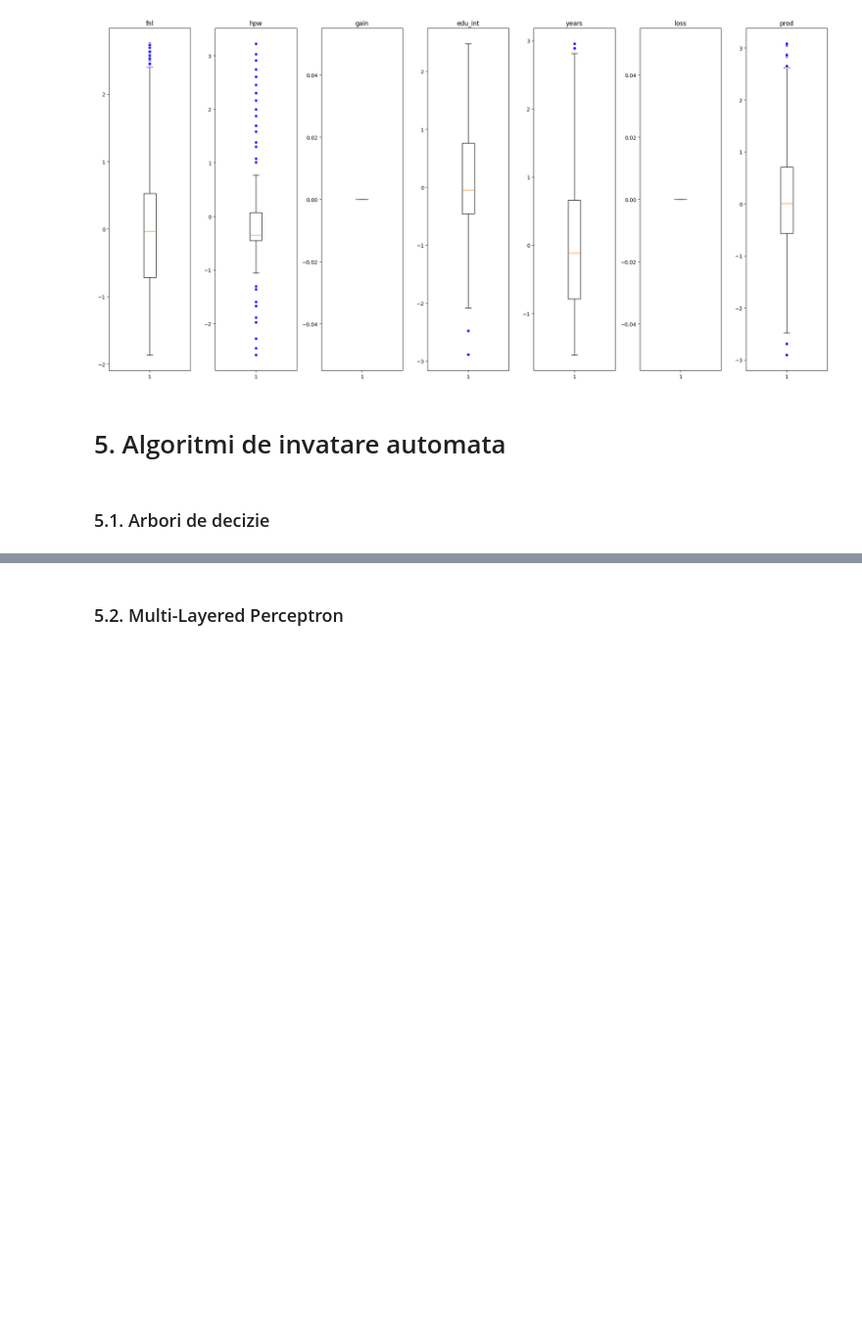
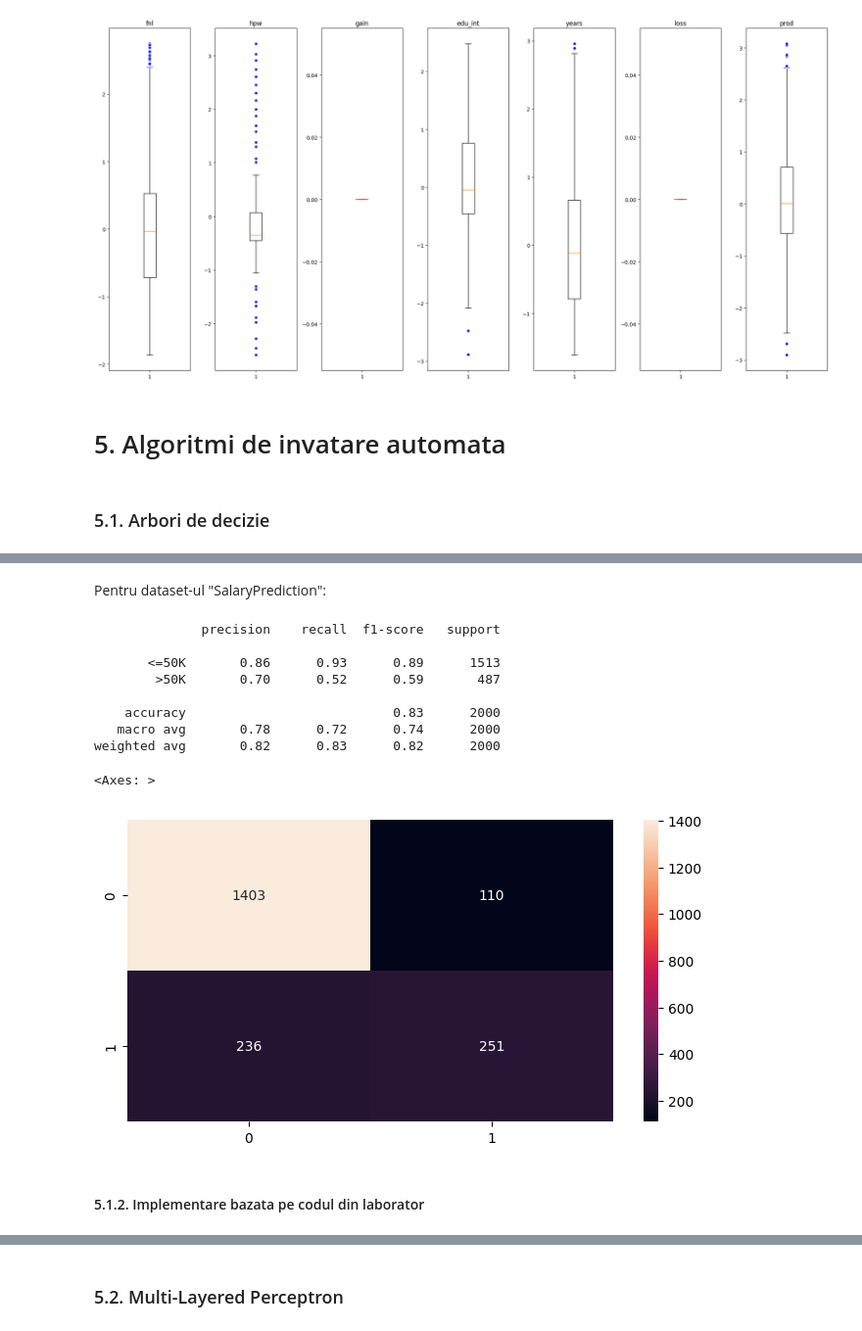
Before and after one commit to AlexLicuriceanu/inteligenta-artificiala, a Jupyter notebook: tema2-ml-aplicat/predictions.ipynb, the cells around one changed output, grey strips where cells are left out. Shown at 98% size. Drawn from its saved outputs; the diff is of its cells as text; code cells hidden in the pictures; blank space fills up the shorter version.

```diff
--- a/tema2-ml-aplicat/predictions.ipynb
+++ b/tema2-ml-aplicat/predictions.ipynb
@@ -252,7 +258,7 @@ cr_test_df['loan_approval_status'].value_counts().plot(kind='bar', figsize=(8, 4
 # %% [markdown]
 Pentru setul de date de antrenare:
 # %%
-sp_train_df = pd.read_csv(SALARY_PREDICTION_TRAIN_PATH)
+sp_train_df = pd.read_csv(SALARY_PREDICTION_TRAIN_PATH, na_values=['?'])
 sp_train_df['money'].value_counts().plot(kind='bar', figsize=(8, 4), color='b')
 # %% [output]
 <Axes: xlabel='money'>
@@ -260,7 +266,7 @@ sp_train_df['money'].value_counts().plot(kind='bar', figsize=(8, 4), color='b')
 # %% [markdown]
 Pentru setul de date de test:
 # %%
-sp_test_df = pd.read_csv(SALARY_PREDICTION_TEST_PATH)
+sp_test_df = pd.read_csv(SALARY_PREDICTION_TEST_PATH, na_values=['?'])
 sp_test_df['money'].value_counts().plot(kind='bar', figsize=(8, 4), color='b')
 # %% [output]
 <Axes: xlabel='money'>
@@ -508,0 +556,42 @@ memory usage: 1.3+ MB
+# %% [markdown]
+Pentru dataset-ul "SalaryPrediction":
+# %%
+sp_X_train = sp_train_df.drop(columns=['money'])
+sp_y_train = sp_train_df['money']
+
+sp_X_test = sp_test_df.drop(columns=['money'])
+sp_y_test = sp_test_df['money']
+
+categorical_columns = sp_X_train.select_dtypes(exclude=['number']).columns
+
+ordinal_encoder = OrdinalEncoder()
+sp_X_train[categorical_columns] = ordinal_encoder.fit_transform(sp_X_train[categorical_columns])
+sp_X_test[categorical_columns] = ordinal_encoder.fit_transform(sp_X_test[categorical_columns])
+
+sp_dtc = DecisionTreeClassifier(
+    max_depth=40,
+    min_samples_leaf=20,
+    criterion='entropy',
+    random_state=0,
+    ccp_alpha=0.0001)
+
+sp_dtc.fit(sp_X_train, sp_y_train)
+
+sp_y_pred = sp_dtc.predict(sp_X_test)
+
+print(classification_report(sp_y_test, sp_y_pred))
+plt.figure(figsize=(8, 4))
+sns.heatmap(confusion_matrix(sp_y_test, sp_y_pred), annot=True, fmt='d')
+# %% [output]
+              precision    recall  f1-score   support
+
+       <=50K       0.86      0.93      0.89      1513
+        >50K       0.70      0.52      0.59       487
+
+    accuracy                           0.83      2000
+   macro avg       0.78      0.72      0.74      2000
+weighted avg       0.82      0.83      0.82      2000
+<Axes: >
+[figure, added]
+# %% [markdown]
+#### 5.1.2. Implementare bazata pe codul din laborator
```
Also changed, not shown: parts of 20 cells of this notebook, 1 other file.
